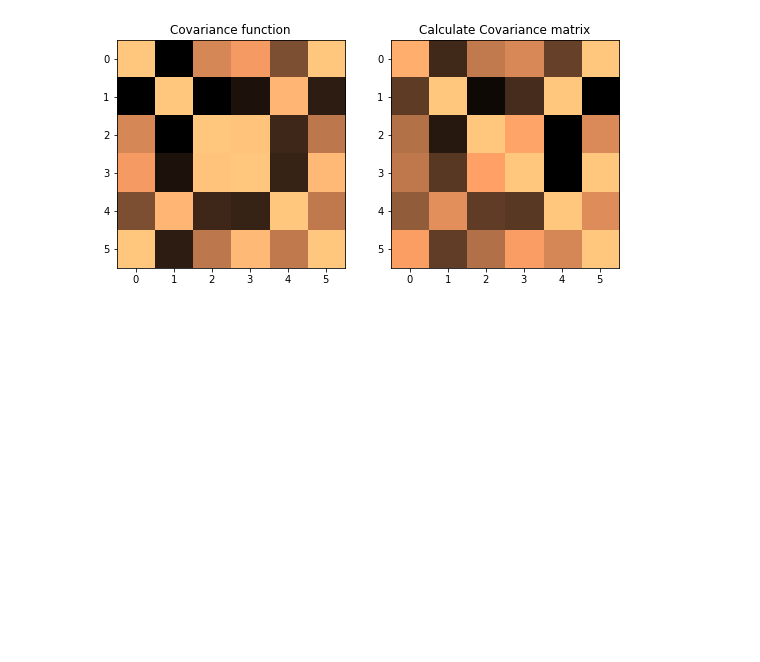
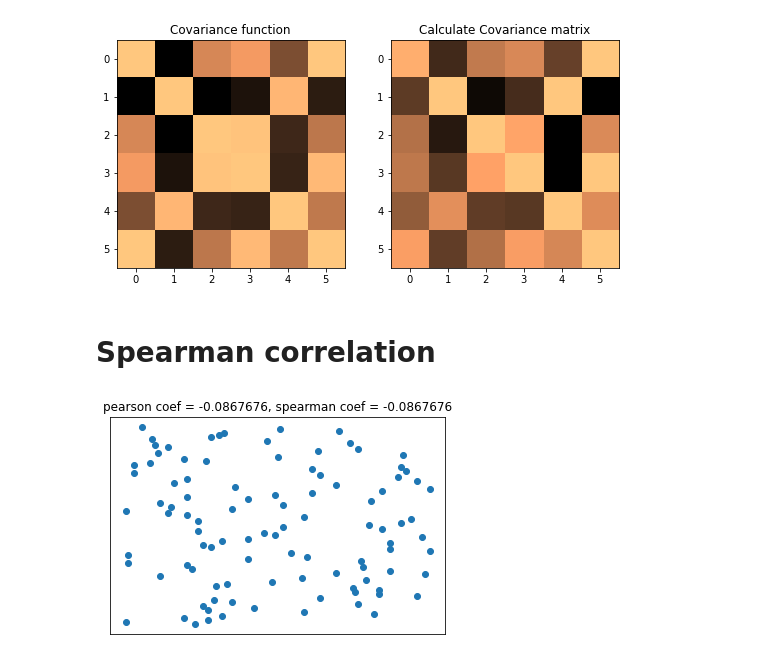
Before and after one commit to aurimas12/unsupervising-learning-task, a Jupyter notebook: notes.ipynb, the cells around one changed output. Saved outputs shown, nothing was run; the diff lists cells and outputs as text; code cells hidden in the pictures; blank space fills up the shorter version.

Commit message:
spearman correlation

```diff
--- a/notes.ipynb
+++ b/notes.ipynb
@@ -654,3 +655,29 @@ plt.show
 # %% [output]
 <function matplotlib.pyplot.show(close=None, block=None)>
 [figure]
+# %% [markdown]
+# Spearman correlation
+# %%
+# generate data
+x=np.random.randint(4,120,100)*.3
+y=3+np.linspace(0,1,100)/.2
+
+# create dataframe
+d=pd.DataFrame({'x':x,'y':y})
+
+# calculate ranks
+ranks=d.rank()
+
+# calculate spearman and pearson coef
+p_coef=stats.pearsonr(ranks.x,ranks.y)[0]
+s_coef=stats.spearmanr(ranks.x,ranks.y)[0]
+
+# plot
+plt.scatter(x,y)
+plt.xticks([])
+plt.yticks([])
+plt.title('pearson coef = %g, spearman coef = %g'%(p_coef,s_coef))
+
+plt.show()
+# %% [output]
+[figure, added]
```
Also changed, not shown: parts of 1 cell of this notebook.
